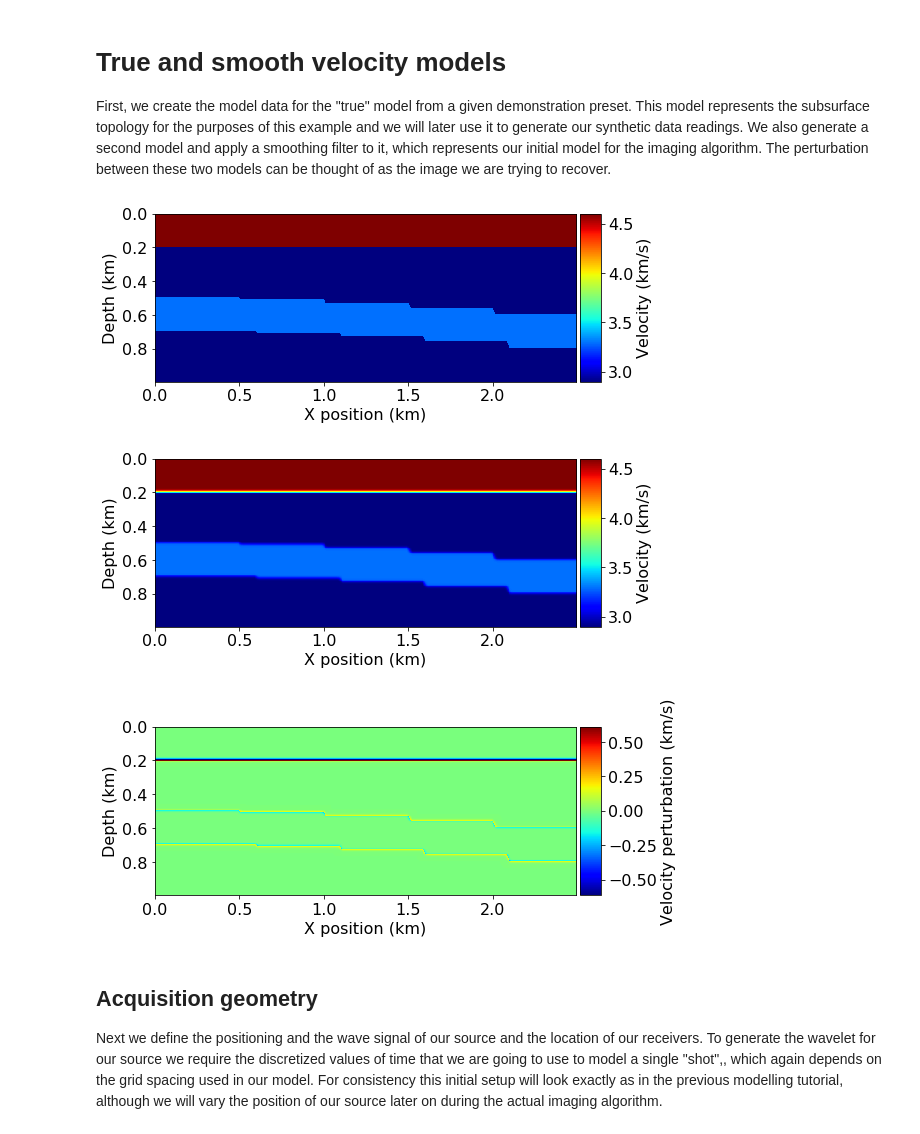
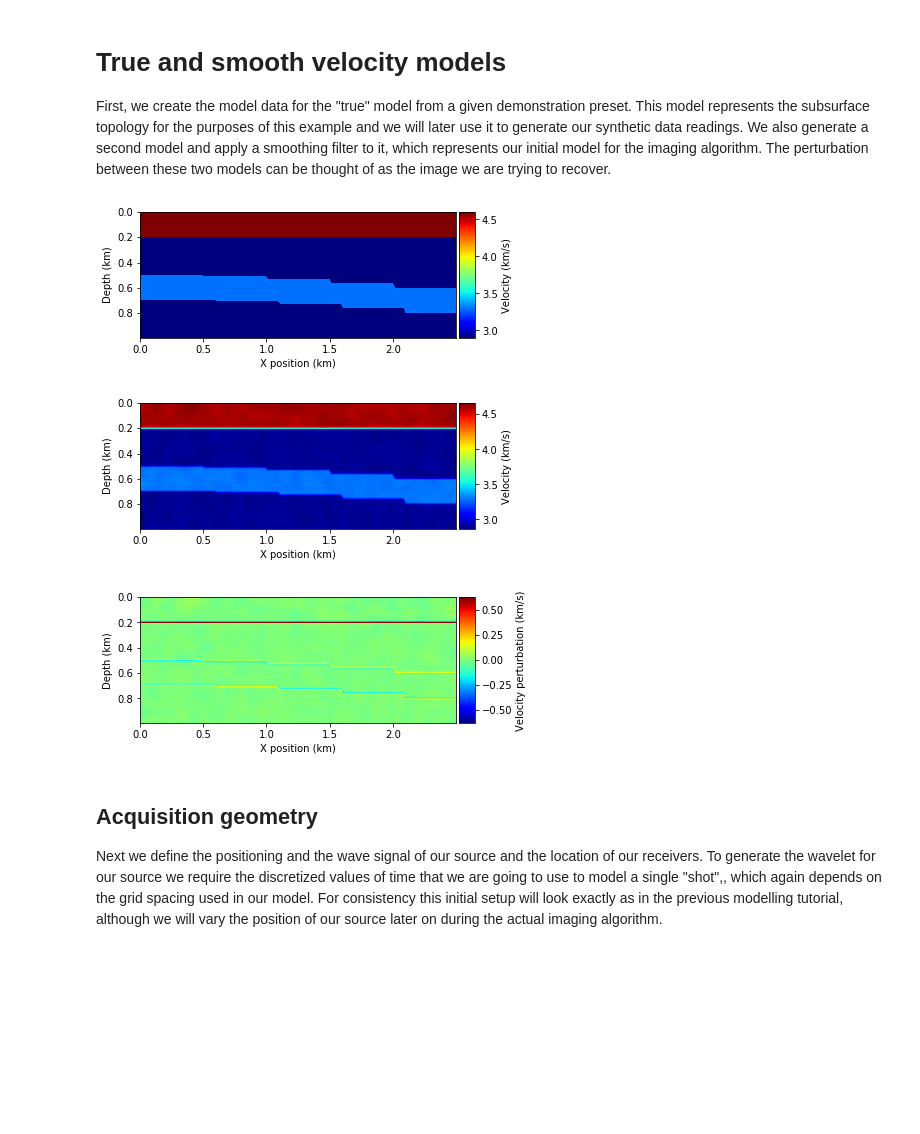
Before and after one commit to tccw/geotools, a Jupyter notebook: toys/devito_WSL/RTM_fault_testing.ipynb, the cells around one changed output. Cells and saved outputs as stored; diff of their text form; code cells hidden in the pictures; blank space fills up the shorter version.

Commit message:
new models and .npz multi-array files

```diff
--- a/toys/devito_WSL/RTM_fault_testing.ipynb
+++ b/toys/devito_WSL/RTM_fault_testing.ipynb
@@ -43,7 +43,7 @@ from examples.seismic import demo_model, Model
 # preset = 'fourfive_nml_flt_vel'
 # preset = 'fourfive_nml_flt_vel_5m'
 # preset = 'anticline_faults'
-preset = 'b_anticline_faults'
+# preset = 'b_anticline_faults'
 preset = 'sixty_nml_flt_vel_5m'
 
 # Standard preset with a simple two-layer model
@@ -83,14 +83,15 @@ if preset == 'three-layer-isotropic':
 # Resampled portion of the Marmousi-ii 2D model with variable fault offset
 if preset == 'marm_ii':
     def create_model(grid=None):
+        nbpml = 20
         return Model(origin=(0., 0.), shape=vel_marm_ii.T.shape, spacing=(10., 10.),
-                     nbpml=20, vp=vel_marm_ii.T, space_order=2)
+                     nbpml=nbpml, vp=vel_marm_ii.T, space_order=2)
     filter_sigma = (1, 1)
     nshots = 21
-    nreceivers = 250
+    nreceivers = 500
     t0 = 0.
-    tn = 1300.  # Simulation last 1 second (1000 ms)
-    f0 = 0.0170  # Source peak frequency is 10Hz (0.010 kHz)
+    tn = 2000.  # Simulation last 1 second (1000 ms)
+    f0 = 0.020  # Source peak frequency is 10Hz (0.010 kHz)
 
 # Variable 45 degree fault model with salt above (10m resolution)
 if preset == 'fourfive_nml_flt_vel':
@@ -129,7 +130,7 @@ if preset == 'sixty_nml_flt_vel_5m':
     nreceivers = 500
     t0 = 0.
     tn = 800.  # Simulation last 1 second (1000 ms)
-    f0 = 0.0120  # Source peak frequency is 10Hz (0.010 kHz)
+    f0 = 0.0110  # Source peak frequency is 10Hz (0.010 kHz)
 
 # Anticline with vertical faults (5m resolution)
 if preset == 'anticline_faults':
@@ -177,29 +178,31 @@ First, we create the model data for the "true" model from a given demonstration
 # %%
 #NBVAL_IGNORE_OUTPUT
 from examples.seismic import plot_velocity, plot_perturbation
 from scipy import ndimage
 
 # Create true model from a preset
 model = create_model()
 
 # Create initial model and smooth the boundaries
 model0 = create_model(grid=model.grid)
 # model0.vp = model0.vp * 0.95
 # model0.vp[:,50:60] = 2.5
-# rand_vals = np.random.uniform(low=0.9, high=1.3,size=(250,100))
-# model0.vp = model0.vp * rand_vals
+rand_vals = np.random.uniform(low=0.9, high=1.1,size=(500,200))
+for i in range(40):
+    rand_vals = ndimage.gaussian_filter(rand_vals, sigma=filter_sigma, order=0)
+model0.vp = model0.vp * rand_vals
 for i in range(2):
     model0.vp = ndimage.gaussian_filter(model0.vp, sigma=filter_sigma, order=0)
 
 
 # Plot the true and initial model and the perturbation between them
 plot_velocity(model)
 plot_velocity(model0)
 plot_perturbation(model0, model)
 # %% [output]
-[figure, old version]
+[figure, new version]
-[figure, old version]
+[figure, new version]
-[figure, old version]
+[figure, new version]
 # %% [markdown]
 ## Acquisition geometry
 
```
Also changed, not shown: parts of 12 cells of this notebook, 6 other files.
